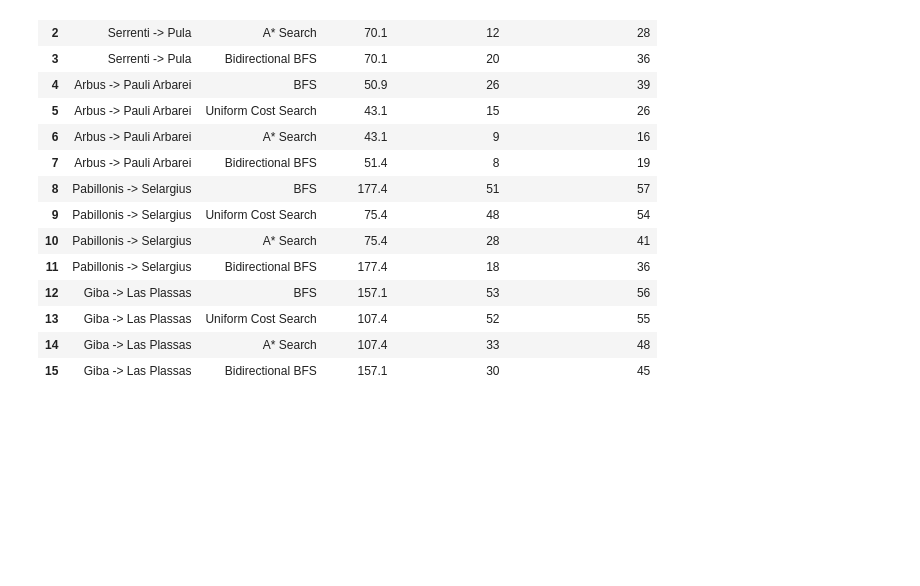
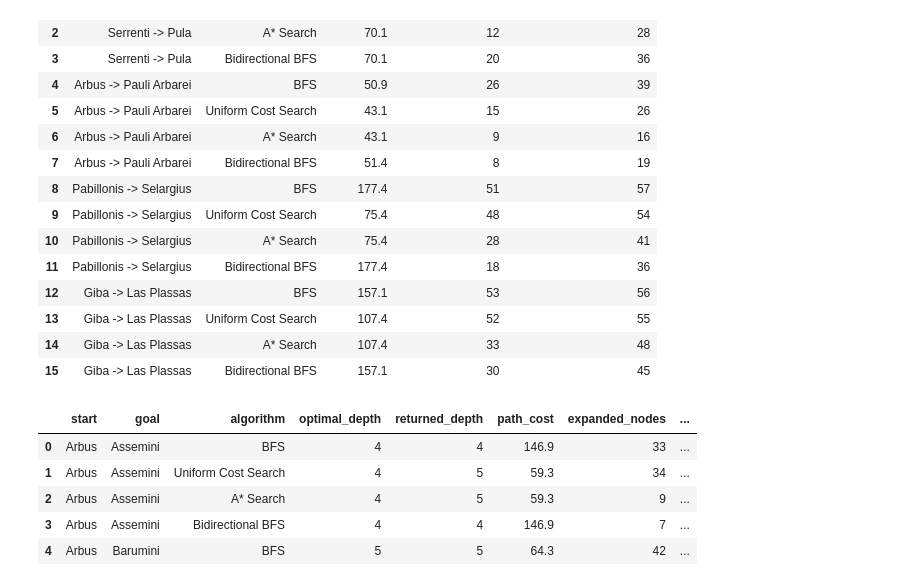
Before and after one commit to FrancescoMarras/Artificial-Intelligence, a Jupyter notebook: main.ipynb, the cells around one changed output. Saved outputs shown, nothing was run; the diff lists cells and outputs as text; code cells hidden in the pictures; blank space fills up the shorter version.

```diff
--- a/main.ipynb
+++ b/main.ipynb
@@ -194,3 +194,74 @@ df_metrics
 | 13 | Giba -> Las Plassas | Uniform Cost Search | 107.4 | 52 | 55 |
 | 14 | Giba -> Las Plassas | A* Search | 107.4 | 33 | 48 |
 | 15 | Giba -> Las Plassas | Bidirectional BFS | 157.1 | 30 | 45 |
+# %%
+from itertools import combinations
+import pandas as pd
+import matplotlib.pyplot as plt
+
+implemented_algorithms = [
+    {"name": "BFS", "function": bfs},
+    {"name": "Uniform Cost Search", "function": uniform_cost_search},
+    {"name": "A* Search", "function": a_star_search},
+    {"name": "Bidirectional BFS", "function": bidirectional_bfs}
+]
+
+all_results = []
+
+cities = sorted(graph.keys())
+
+for start, goal in combinations(cities, 2):
+    # Escludo coppie adiacenti
+    if goal in graph[start]:
+        continue
+
+    # Profondità ottimale = minimo numero di archi
+    optimal_path, _, _ = bfs(
+        graph=graph,
+        start=start,
+        goal=goal,
+        verbose=False,
+        weighted_graph=weighted_graph,
+        data=data
+    )
+
+    if optimal_path is None:
+        continue
+
+    optimal_depth = len(optimal_path) - 1
+
+    for algorithm in implemented_algorithms:
+        algorithm_name = algorithm["name"]
+        algorithm_function = algorithm["function"]
+
+        path, visited_order, metrics = algorithm_function(
+            graph=graph,
+            start=start,
+            goal=goal,
+            verbose=False,
+            weighted_graph=weighted_graph,
+            data=data
+        )
+
+        returned_depth = None if path is None else len(path) - 1
+
+        all_results.append({
+            "start": start,
+            "goal": goal,
+            "algorithm": algorithm_name,
+            "optimal_depth": optimal_depth,
+            "returned_depth": returned_depth,
+            "path_cost": metrics["path_cost"],
+            "expanded_nodes": metrics["expanded_nodes"],
+            "max_nodes_in_memory": metrics["max_nodes_in_memory"]
+        })
+
+df_all = pd.DataFrame(all_results)
+df_all.head()
+# %% [output]
+|  | start | goal | algorithm | optimal_depth | returned_depth | path_cost | expanded_nodes | ... |
+| 0 | Arbus | Assemini | BFS | 4 | 4 | 146.9 | 33 | ... |
+| 1 | Arbus | Assemini | Uniform Cost Search | 4 | 5 | 59.3 | 34 | ... |
+| 2 | Arbus | Assemini | A* Search | 4 | 5 | 59.3 | 9 | ... |
+| 3 | Arbus | Assemini | Bidirectional BFS | 4 | 4 | 146.9 | 7 | ... |
+| 4 | Arbus | Barumini | BFS | 5 | 5 | 64.3 | 42 | ... |
```
Also changed, not shown: parts of 1 cell of this notebook.
